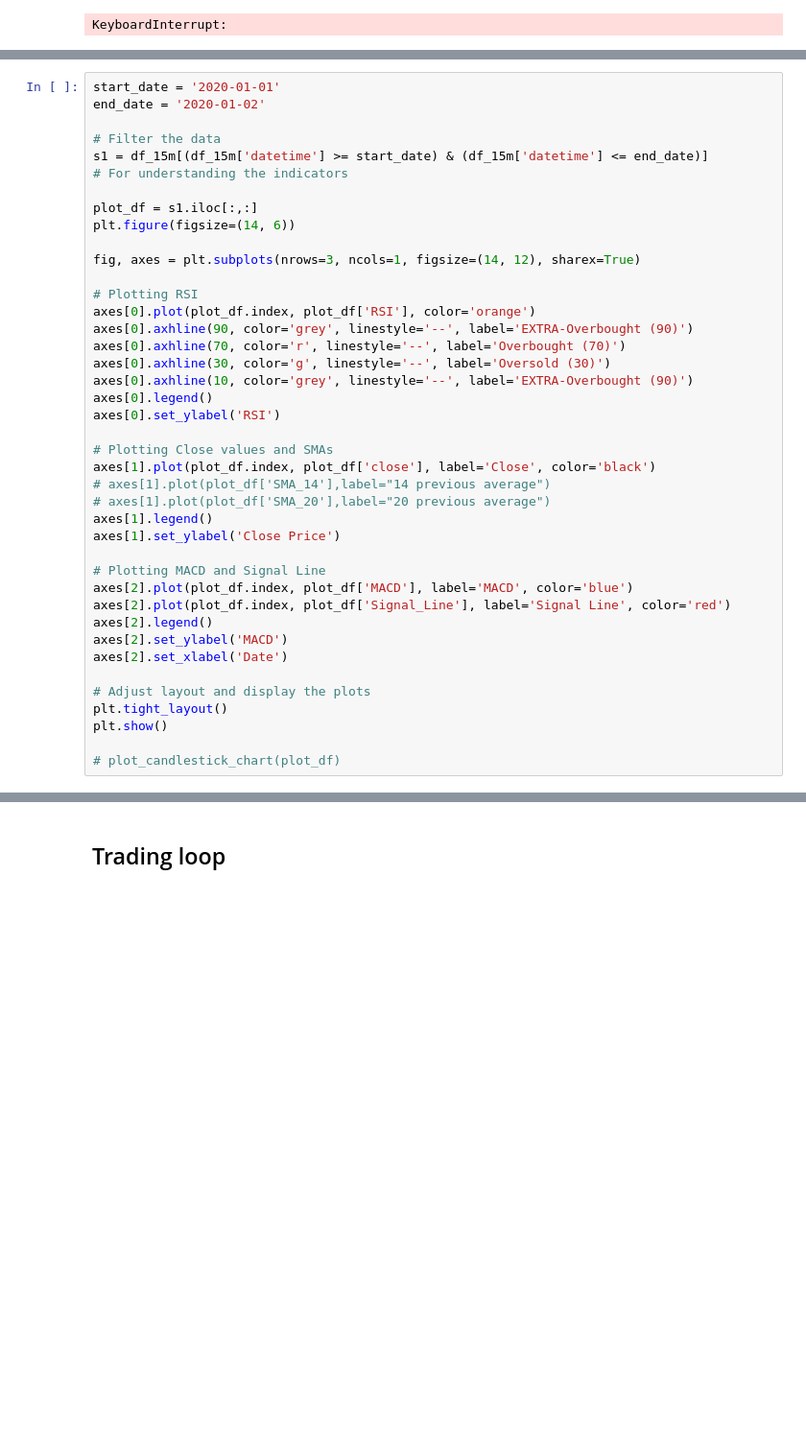
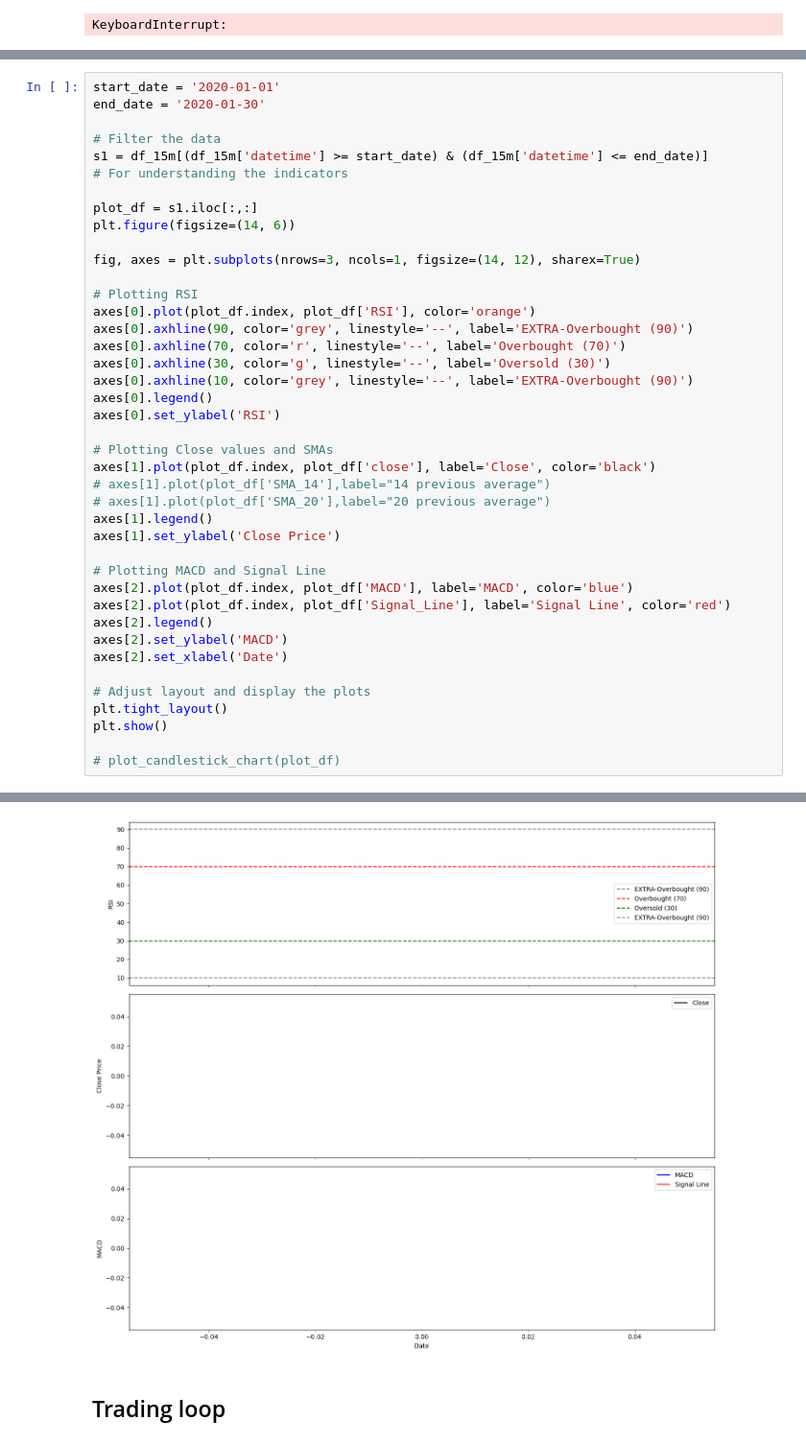
Before and after one commit to AI-ApeX-DeV/DTG, a Jupyter notebook: IIT.ipynb, the cells around one changed output, grey strips where cells are left out. Shown at 96% size. Saved outputs shown, nothing was run; the diff lists cells and outputs as text; blank space fills up the shorter version.

```diff
--- a/IIT.ipynb
+++ b/IIT.ipynb
@@ -323,6 +328,6 @@ print(date_2h)
 # %%
 start_date = '2020-01-01'
-end_date = '2020-01-02'
+end_date = '2020-01-30'
 
 # Filter the data
 s1 = df_15m[(df_15m['datetime'] >= start_date) & (df_15m['datetime'] <= end_date)]
@@ -361,3 +366,4 @@ plt.tight_layout()
 plt.show()
 
 # plot_candlestick_chart(plot_df)
+# %% [output]
@@ -364,3 +371,4 @@ plt.show()
+[figure, added]
 # %% [markdown]
 ## Trading loop
 # %%
```
Also changed, not shown: parts of 9 cells of this notebook, 1 other file.
